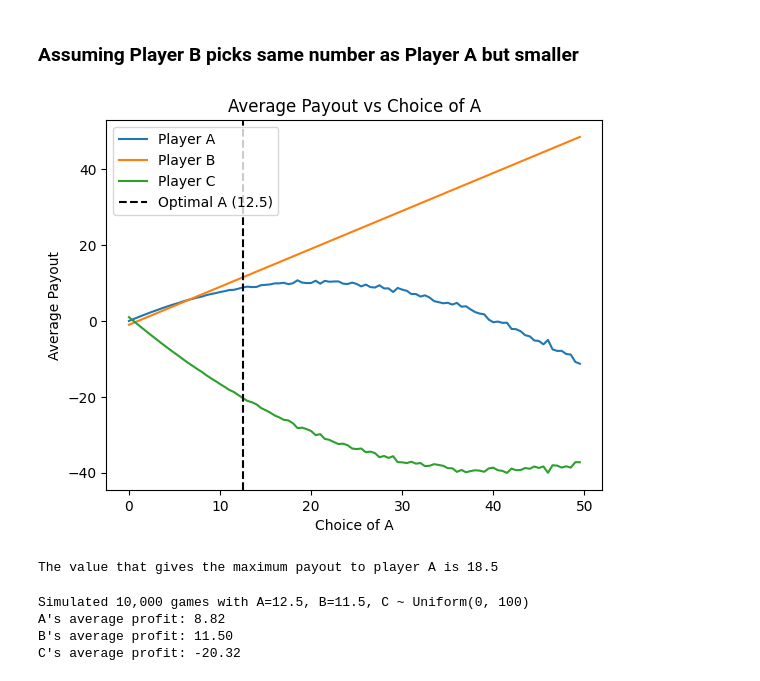
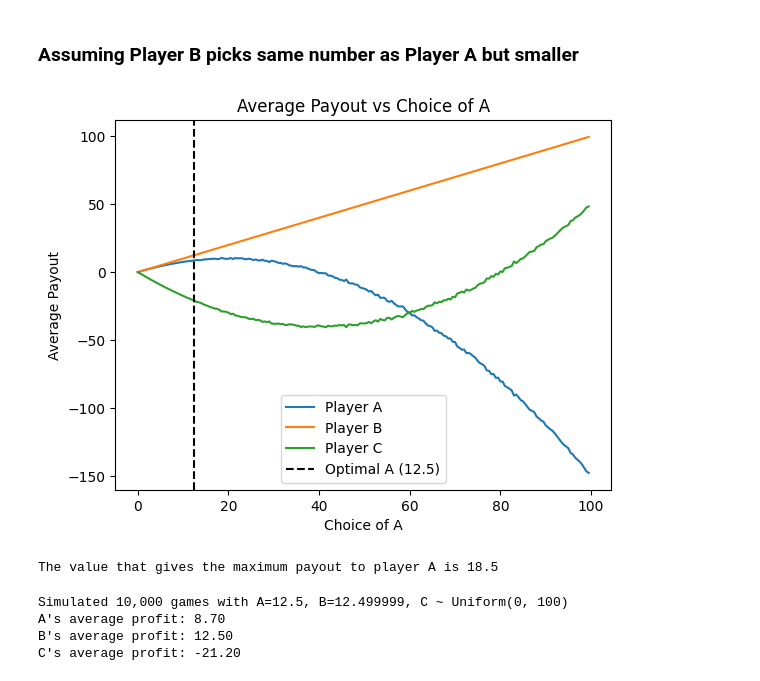
Before and after one commit to ktessma21/probability-and-stochastic-systems-, a Jupyter notebook: Problem-003/Kaleab/simulation.ipynb, the cells around one changed output. Saved outputs shown, nothing was run; the diff lists cells and outputs as text; code cells hidden in the pictures.

Commit message:
fixing EPISILON = 1e-6

```diff
--- a/Problem-003/Kaleab/simulation.ipynb
+++ b/Problem-003/Kaleab/simulation.ipynb
@@ -5,7 +5,7 @@ import numpy as np
 from tqdm import tqdm
 
 N_GAMES = 10000
-EPISILON = 1
+EPISILON = 1e-6
 
 # Seed
 random.seed(42)
@@ -49,33 +49,33 @@ for a in tqdm(As):
 
     GAME_HISTORY[a] = (np.mean(payoutsA), np.mean(payoutsB), np.mean(payoutsC))
 # %%
-SHOW_FIRST_K_VALUES = 100
+SHOW_FIRST_K_VALUES = 1000
 
 avg_payouts = np.array(list(GAME_HISTORY.values()))
 a_values = list(GAME_HISTORY.keys())[:SHOW_FIRST_K_VALUES]
 
 plt.plot(a_values, avg_payouts[:SHOW_FIRST_K_VALUES, 0], label="Player A")
 plt.plot(a_values, avg_payouts[:SHOW_FIRST_K_VALUES, 1], label="Player B")
 plt.plot(a_values, avg_payouts[:SHOW_FIRST_K_VALUES, 2], label="Player C")
 
 # Add a vertical dashed black line at x=12.5
 plt.axvline(x=12.5, color='k', linestyle='--', label="Optimal A (12.5)")
 
 plt.xlabel("Choice of A")
 plt.ylabel("Average Payout")
 plt.title("Average Payout vs Choice of A")
 plt.legend()
 plt.show()
 
 # Find the value the give maximum payout to player A
 max_payout_a = np.max(avg_payouts[:, 0])
 max_payout_a_index = np.where(avg_payouts[:, 0] == max_payout_a)[0][0]
 max_payout_a_value = a_values[max_payout_a_index]
 
 
 print(f"The value that gives the maximum payout to player A is {max_payout_a_value}")
 # %% [output]
-[figure, old version]
+[figure, new version]
 The value that gives the maximum payout to player A is 18.5
 # %%
 A_FIXED = 12.5
@@ -103,7 +103,7 @@ print(f"A's average profit: {avg_profit_A:.2f}")
 print(f"B's average profit: {avg_profit_B:.2f}")
 print(f"C's average profit: {avg_profit_C:.2f}")
 # %% [output]
-Simulated 10,000 games with A=12.5, B=11.5, C ~ Uniform(0, 100)
-A's average profit: 8.82
-B's average profit: 11.50
-C's average profit: -20.32
+Simulated 10,000 games with A=12.5, B=12.499999, C ~ Uniform(0, 100)
+A's average profit: 8.70
+B's average profit: 12.50
+C's average profit: -21.20
```
